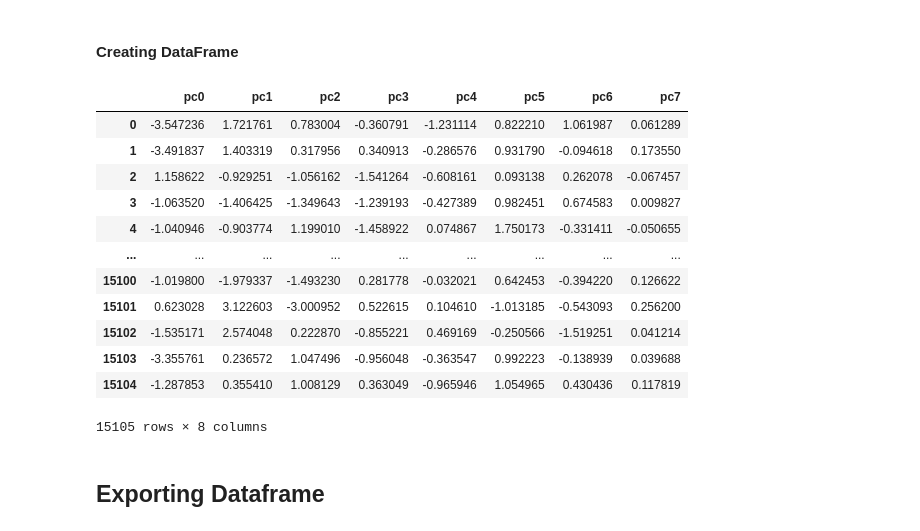
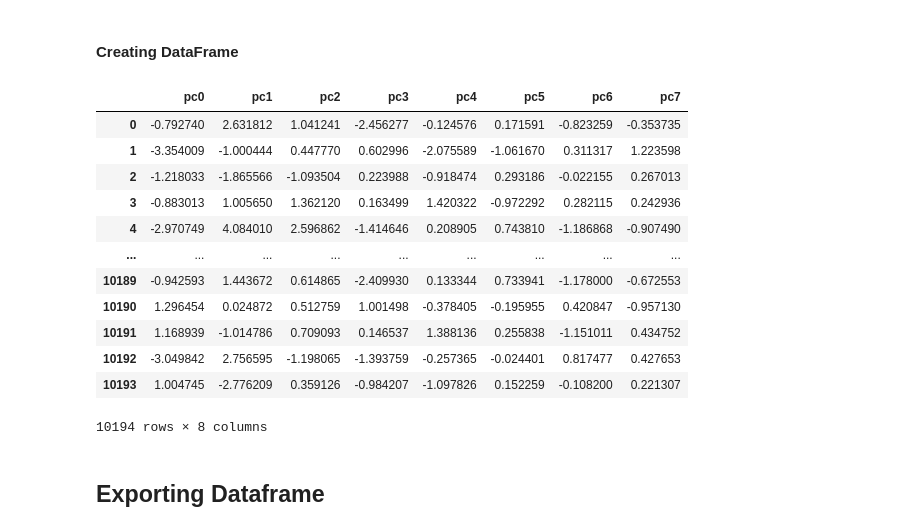
Before and after one commit to kunal-mallick/Wild-Blueberry-Yield, a Jupyter notebook: Feature Engineering & Feature Extraction/Feature.ipynb, the cells around one changed output. Cells and saved outputs as stored; diff of their text form; code cells hidden in the pictures.

Commit message:
Updated Xtest

```diff
--- a/Feature Engineering & Feature Extraction/Feature.ipynb
+++ b/Feature Engineering & Feature Extraction/Feature.ipynb
@@ -255,23 +255,23 @@ def col_pc_n(n):
 
     return col
 # %%
-wn_scaled_pca_xtest = pd.DataFrame(pcs_8, columns=col_pc_n(8))
+wn_scaled_pca_xtest = pd.DataFrame(pcs_8_xtest, columns=col_pc_n(8))
 
 wn_scaled_pca_xtest
 # %% [output]
 |  | pc0 | pc1 | pc2 | pc3 | pc4 | pc5 | pc6 | pc7 |
-| 0 | -3.547236 | 1.721761 | 0.783004 | -0.360791 | -1.231114 | 0.822210 | 1.061987 | 0.061289 |
-| 1 | -3.491837 | 1.403319 | 0.317956 | 0.340913 | -0.286576 | 0.931790 | -0.094618 | 0.173550 |
-| 2 | 1.158622 | -0.929251 | -1.056162 | -1.541264 | -0.608161 | 0.093138 | 0.262078 | -0.067457 |
-| 3 | -1.063520 | -1.406425 | -1.349643 | -1.239193 | -0.427389 | 0.982451 | 0.674583 | 0.009827 |
-| 4 | -1.040946 | -0.903774 | 1.199010 | -1.458922 | 0.074867 | 1.750173 | -0.331411 | -0.050655 |
+| 0 | -0.792740 | 2.631812 | 1.041241 | -2.456277 | -0.124576 | 0.171591 | -0.823259 | -0.353735 |
+| 1 | -3.354009 | -1.000444 | 0.447770 | 0.602996 | -2.075589 | -1.061670 | 0.311317 | 1.223598 |
+| 2 | -1.218033 | -1.865566 | -1.093504 | 0.223988 | -0.918474 | 0.293186 | -0.022155 | 0.267013 |
+| 3 | -0.883013 | 1.005650 | 1.362120 | 0.163499 | 1.420322 | -0.972292 | 0.282115 | 0.242936 |
+| 4 | -2.970749 | 4.084010 | 2.596862 | -1.414646 | 0.208905 | 0.743810 | -1.186868 | -0.907490 |
 | ... | ... | ... | ... | ... | ... | ... | ... | ... |
-| 15100 | -1.019800 | -1.979337 | -1.493230 | 0.281778 | -0.032021 | 0.642453 | -0.394220 | 0.126622 |
-| 15101 | 0.623028 | 3.122603 | -3.000952 | 0.522615 | 0.104610 | -1.013185 | -0.543093 | 0.256200 |
-| 15102 | -1.535171 | 2.574048 | 0.222870 | -0.855221 | 0.469169 | -0.250566 | -1.519251 | 0.041214 |
-| 15103 | -3.355761 | 0.236572 | 1.047496 | -0.956048 | -0.363547 | 0.992223 | -0.138939 | 0.039688 |
-| 15104 | -1.287853 | 0.355410 | 1.008129 | 0.363049 | -0.965946 | 1.054965 | 0.430436 | 0.117819 |
+| 10189 | -0.942593 | 1.443672 | 0.614865 | -2.409930 | 0.133344 | 0.733941 | -1.178000 | -0.672553 |
+| 10190 | 1.296454 | 0.024872 | 0.512759 | 1.001498 | -0.378405 | -0.195955 | 0.420847 | -0.957130 |
+| 10191 | 1.168939 | -1.014786 | 0.709093 | 0.146537 | 1.388136 | 0.255838 | -1.151011 | 0.434752 |
+| 10192 | -3.049842 | 2.756595 | -1.198065 | -1.393759 | -0.257365 | -0.024401 | 0.817477 | 0.427653 |
+| 10193 | 1.004745 | -2.776209 | 0.359126 | -0.984207 | -1.097826 | 0.152259 | -0.108200 | 0.221307 |
-15105 rows × 8 columns
+10194 rows × 8 columns
 # %% [markdown]
 ## Exporting Dataframe
 # %%
```
Also changed, not shown: 2 other files.
